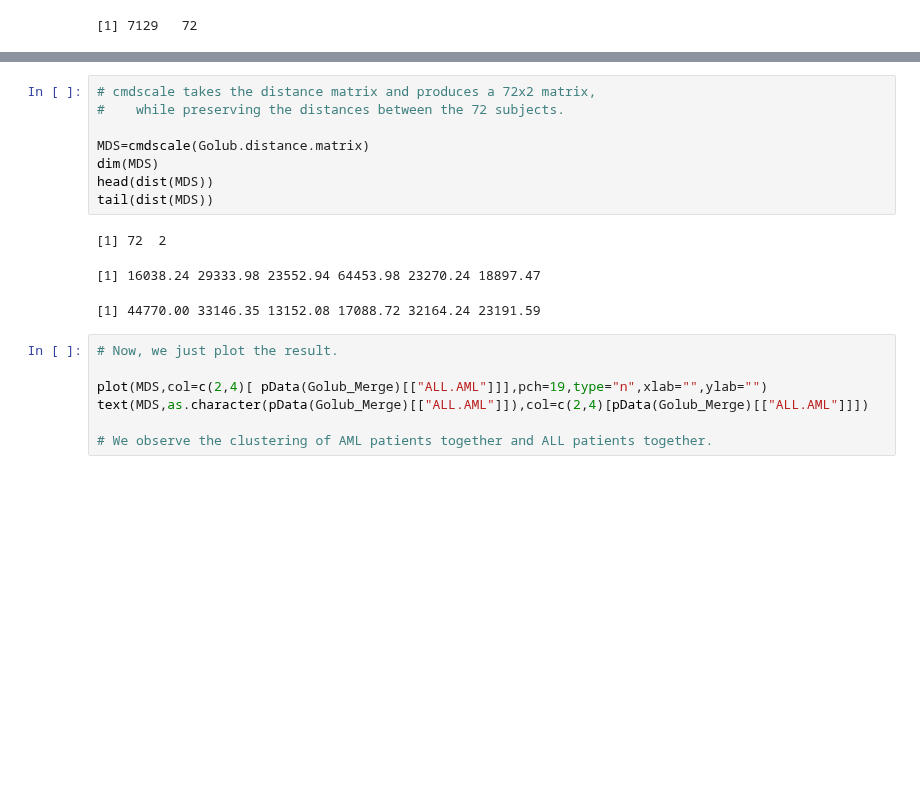
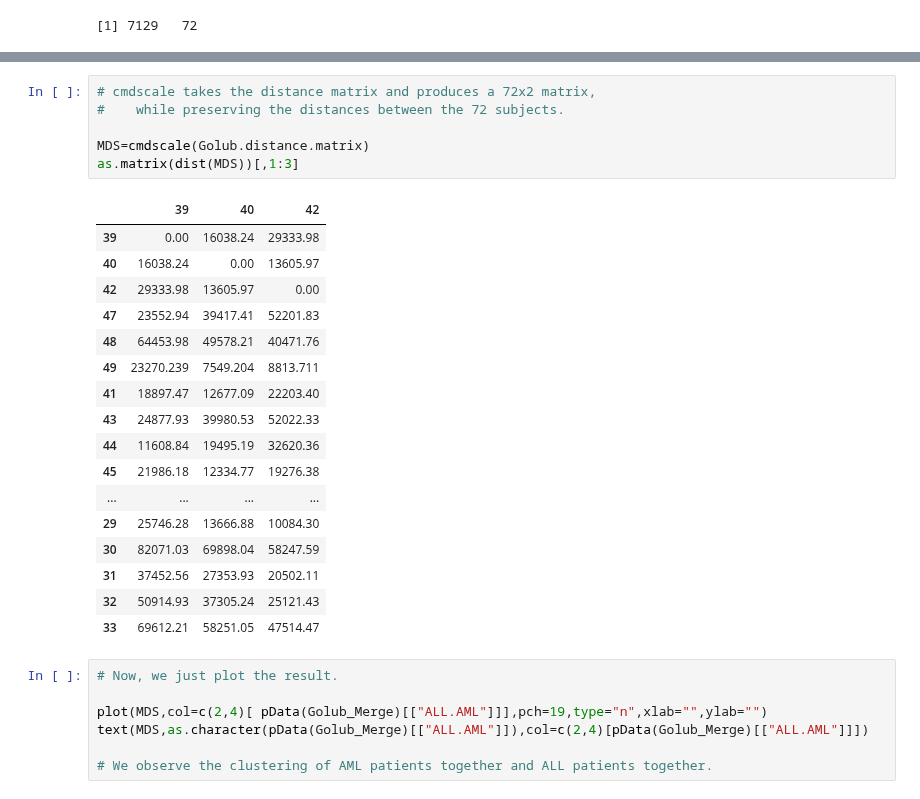
Before and after one commit to duke-biostats/ngs-2015, a Jupyter notebook: Wk1_Fri/UnsupervisedLearningAndNGS.ipynb, the cells around one changed output, grey strips where cells are left out. Drawn from its saved outputs; the diff is of its cells as text; blank space fills up the shorter version.

```diff
--- a/Wk1_Fri/UnsupervisedLearningAndNGS.ipynb
+++ b/Wk1_Fri/UnsupervisedLearningAndNGS.ipynb
@@ -79,15 +96,27 @@ dim(as.matrix(Golub.distance.matrix))
 # %%
 # cmdscale takes the distance matrix and produces a 72x2 matrix,
 #    while preserving the distances between the 72 subjects.
 
 MDS=cmdscale(Golub.distance.matrix)
-dim(MDS)
-head(dist(MDS))
-tail(dist(MDS))
+as.matrix(dist(MDS))[,1:3]
 # %% [output]
-[1] 72  2
-[1] 16038.24 29333.98 23552.94 64453.98 23270.24 18897.47
-[1] 44770.00 33146.35 13152.08 17088.72 32164.24 23191.59
+|  | 39 | 40 | 42 |
+| 39 | 0.00 | 16038.24 | 29333.98 |
+| 40 | 16038.24 | 0.00 | 13605.97 |
+| 42 | 29333.98 | 13605.97 | 0.00 |
+| 47 | 23552.94 | 39417.41 | 52201.83 |
+| 48 | 64453.98 | 49578.21 | 40471.76 |
+| 49 | 23270.239 | 7549.204 | 8813.711 |
+| 41 | 18897.47 | 12677.09 | 22203.40 |
+| 43 | 24877.93 | 39980.53 | 52022.33 |
+| 44 | 11608.84 | 19495.19 | 32620.36 |
+| 45 | 21986.18 | 12334.77 | 19276.38 |
+| ... | ... | ... | ... |
+| 29 | 25746.28 | 13666.88 | 10084.30 |
+| 30 | 82071.03 | 69898.04 | 58247.59 |
+| 31 | 37452.56 | 27353.93 | 20502.11 |
+| 32 | 50914.93 | 37305.24 | 25121.43 |
+| 33 | 69612.21 | 58251.05 | 47514.47 |
 # %%
 # Now, we just plot the result.
 
```
Also changed, not shown: parts of 1 cell of this notebook.
